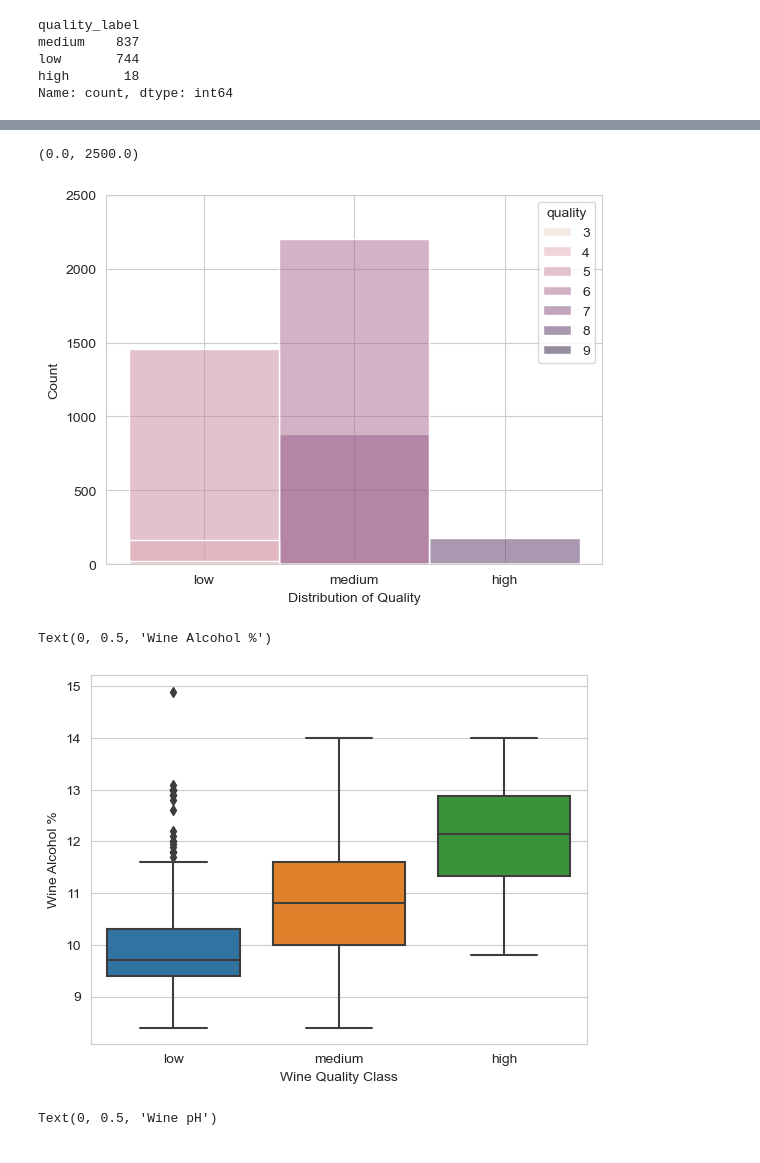
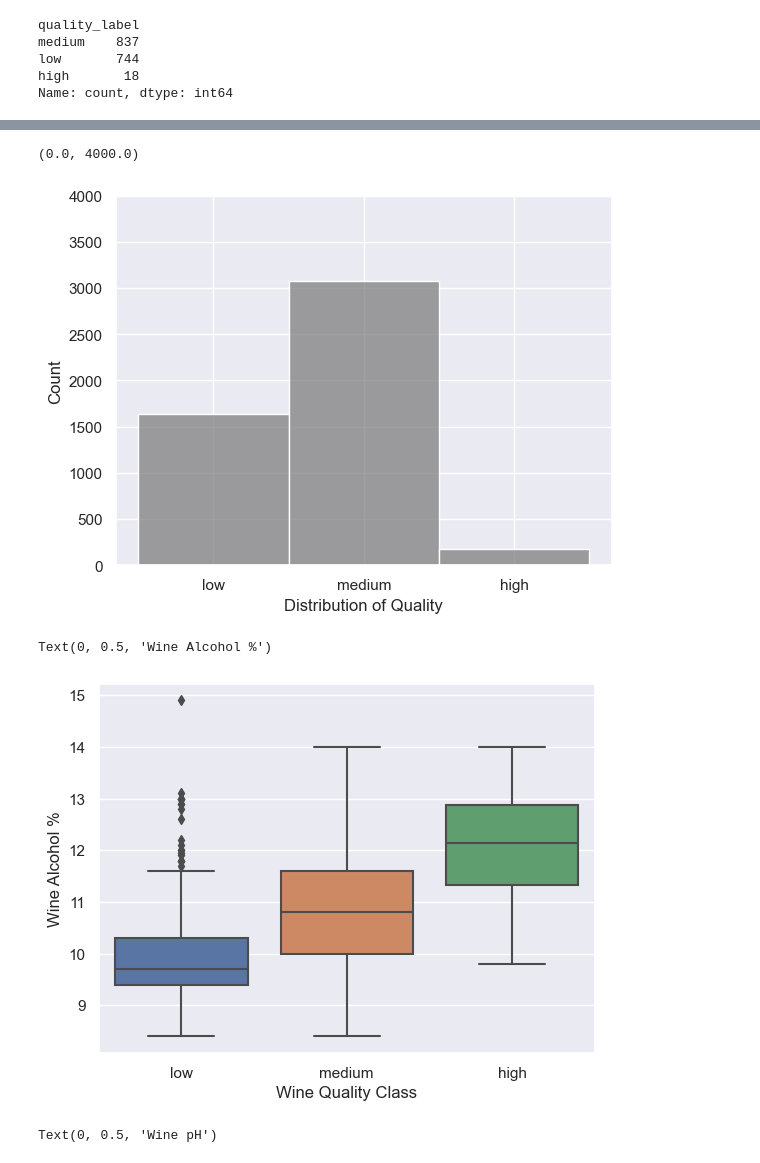
Before and after one commit to roop-kaur/BBVines, a Jupyter notebook: sprint_1.ipynb, the cells around one changed output, grey strips where cells are left out. Saved outputs shown, nothing was run; the diff lists cells and outputs as text; code cells hidden in the pictures.

```diff
--- a/sprint_1.ipynb
+++ b/sprint_1.ipynb
@@ -3,6 +3,8 @@ import pandas as pd
 import numpy as np
 import matplotlib.pyplot as plt
 import seaborn as sns
+# %%
+sns.set()
 # %%
 #Load the Data
 red_wine_original = pd.read_csv('https://archive.ics.uci.edu/ml/machine-learning-databases/wine-quality/winequality-red.csv',sep=';')
@@ -158,11 +233,11 @@ Name: count, dtype: int64
 # %%
-sns.histplot(data = white_wine, x="quality_label", hue="quality", bins=20)
+sns.histplot(data = white_wine, x="quality_label",color='grey', bins=20)
 plt.xlabel('Distribution of Quality')
 plt.ylabel('Count')
-plt.ylim(0, 2500)
+plt.ylim(0, 4000)
 # %% [output]
-(0.0, 2500.0)
+(0.0, 4000.0)
-[figure, old version]
+[figure, new version]
 # %%
 #Boxplot
 sns.boxplot(x="quality_label",
@@ -173,7 +248,7 @@ plt.xlabel('Wine Quality Class')
 plt.ylabel('Wine Alcohol %')
 # %% [output]
 Text(0, 0.5, 'Wine Alcohol %')
-[figure, old version]
+[figure, new version]
 # %%
 sns.boxplot(x="quality_label",
                 y="pH",
```
Also changed, not shown: parts of 23 cells of this notebook, 1 other file.
